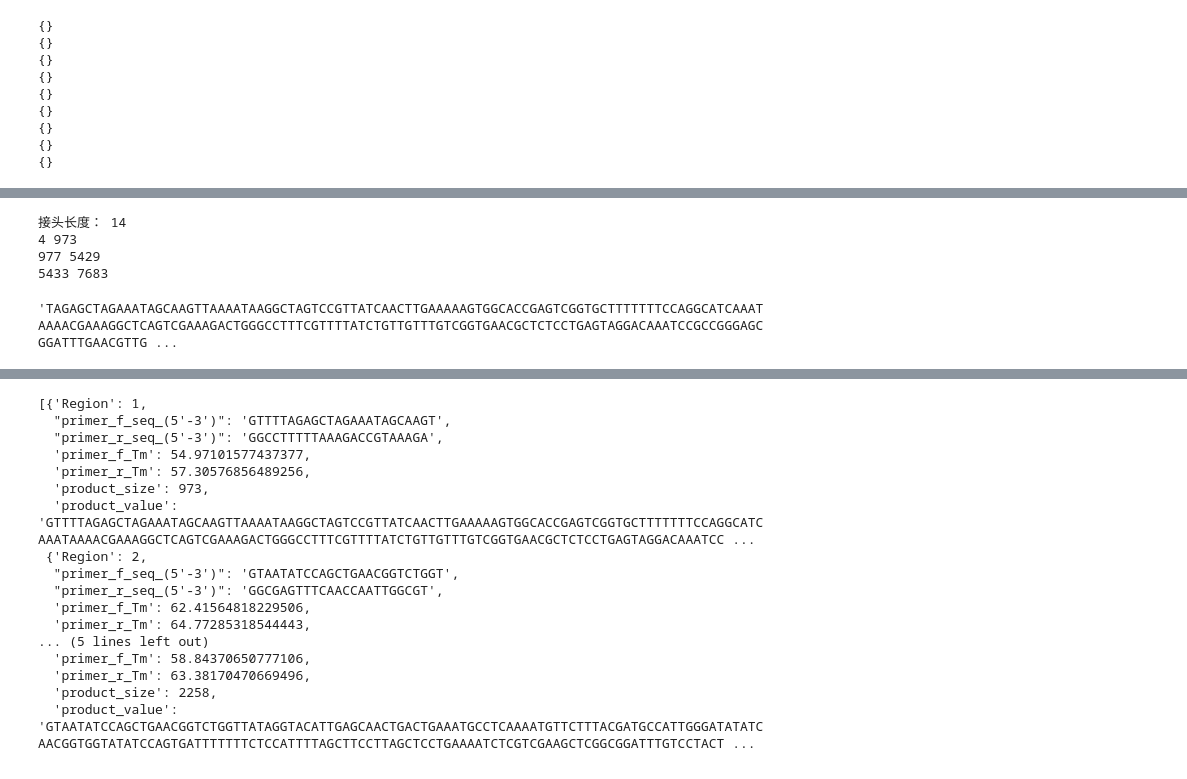
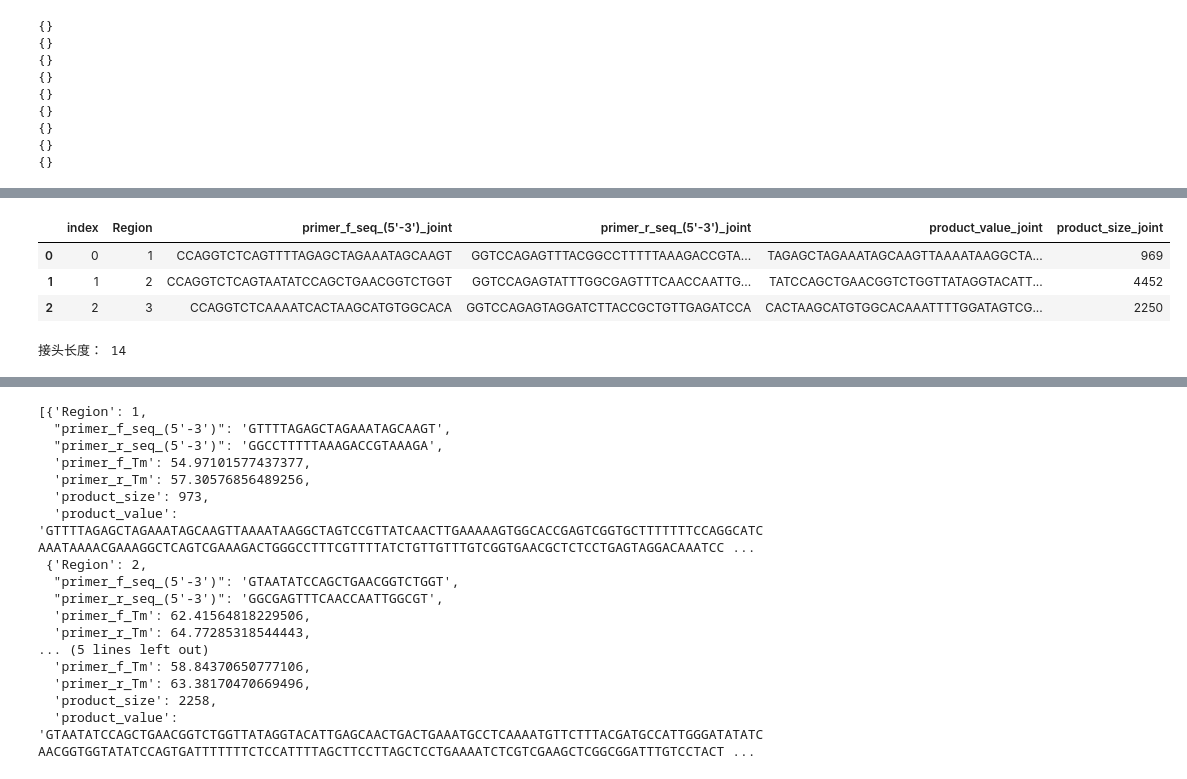
Before and after one commit to editSeqDesign/primer_desgin, a Jupyter notebook: two_plasmid_system_test.ipynb, the cells around one changed output, grey strips where cells are left out. Saved outputs shown, nothing was run; the diff lists cells and outputs as text; code cells hidden in the pictures.

```diff
--- a/two_plasmid_system_test.ipynb
+++ b/two_plasmid_system_test.ipynb
@@ -556,11 +544,11 @@ def add_product_and_size(gb_path,primer_df,enzyme_df,enzyme_name='BsaI',seq=''):
+# %%
+plasmid_primer_df
+# %% [output]
+|  | index | Region | primer_f_seq_(5'-3')_joint | primer_r_seq_(5'-3')_joint | product_value_joint | product_size_joint |
+| 0 | 0 | 1 | CCAGGTCTCAGTTTTAGAGCTAGAAATAGCAAGT | GGTCCAGAGTTTACGGCCTTTTTAAAGACCGTA... | TAGAGCTAGAAATAGCAAGTTAAAATAAGGCTA... | 969 |
+| 1 | 1 | 2 | CCAGGTCTCAGTAATATCCAGCTGAACGGTCTGGT | GGTCCAGAGTATTTGGCGAGTTTCAACCAATTG... | TATCCAGCTGAACGGTCTGGTTATAGGTACATT... | 4452 |
+| 2 | 2 | 3 | CCAGGTCTCAAAATCACTAAGCATGTGGCACA | GGTCCAGAGTAGGATCTTACCGCTGTTGAGATCCA | CACTAAGCATGTGGCACAAATTTTGGATAGTCG... | 2250 |
 # %%
-aws = add_product_and_size(one_plasmid_file_path, plasmid_primer_df, enzyme_df, enzyme_name='BsaI',seq=sgRNA_plasmid_backbone)
+aws =
 # %% [output]
 接头长度： 14
-4 973
-977 5429
-5433 7683
-# %%
-aws.loc[0,'product_value_joint']
-# %% [output]
-'TAGAGCTAGAAATAGCAAGTTAAAATAAGGCTAGTCCGTTATCAACTTGAAAAAGTGGCACCGAGTCGGTGCTTTTTTTCCAGGCATCAAATAAAACGAAAGGCTCAGTCGAAAGACTGGGCCTTTCGTTTTATCTGTTGTTTGTCGGTGAACGCTCTCCTGAGTAGGACAAATCCGCCGGGAGCGGATTTGAACGTTG ...
```
Also changed, not shown: parts of 9 cells of this notebook, 2 other files.
